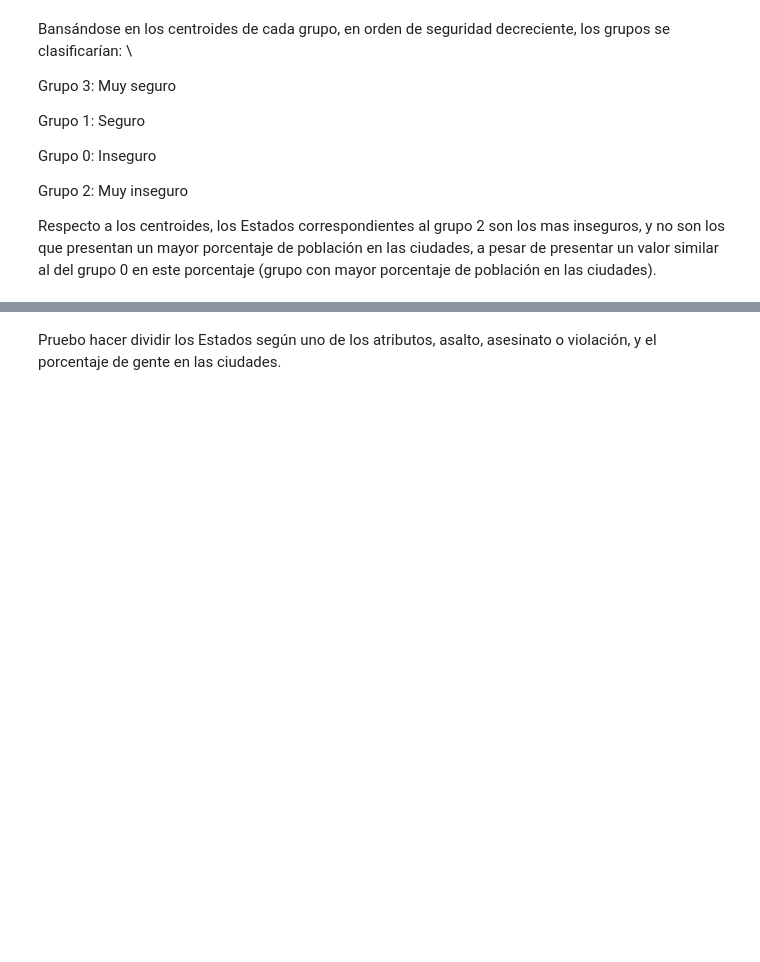
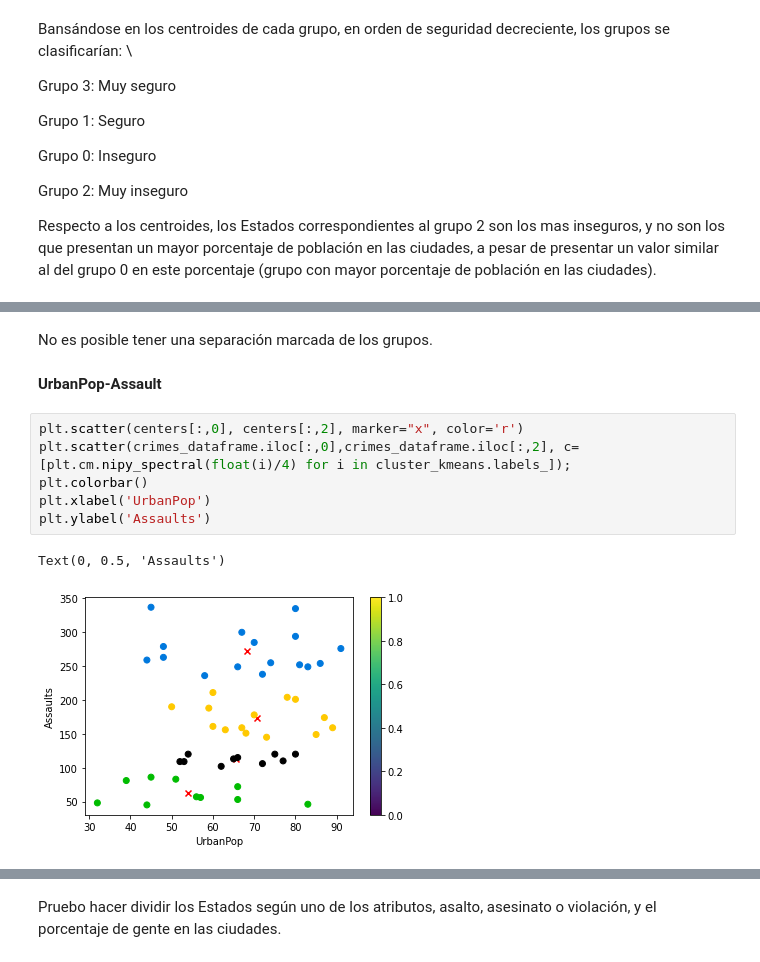
Before and after one commit to plance17/Aprendizaje-de-Maquina, a Jupyter notebook: Teoría_5_Ejercicio_3.ipynb, the cells around one changed output, grey strips where cells are left out. Drawn from its saved outputs; the diff is of its cells as text; blank space fills up the shorter version.

```diff
--- a/Teoría_5_Ejercicio_3.ipynb
+++ b/Teoría_5_Ejercicio_3.ipynb
@@ -268,0 +353,13 @@ No sé por que en el grupo 1 y 3 me calcula mal los mínimos y máximos, y en el
+# %% [markdown]
+No es posible tener una separación marcada de los grupos.
+# %% [markdown]
+**UrbanPop-Assault**
+# %%
+plt.scatter(centers[:,0], centers[:,2], marker="x", color='r')
+plt.scatter(crimes_dataframe.iloc[:,0],crimes_dataframe.iloc[:,2], c=[plt.cm.nipy_spectral(float(i)/4) for i in cluster_kmeans.labels_]);
+plt.colorbar()
+plt.xlabel('UrbanPop')
+plt.ylabel('Assaults')
+# %% [output]
+Text(0, 0.5, 'Assaults')
+[figure, added]
```
Also changed, not shown: parts of 30 cells of this notebook.
